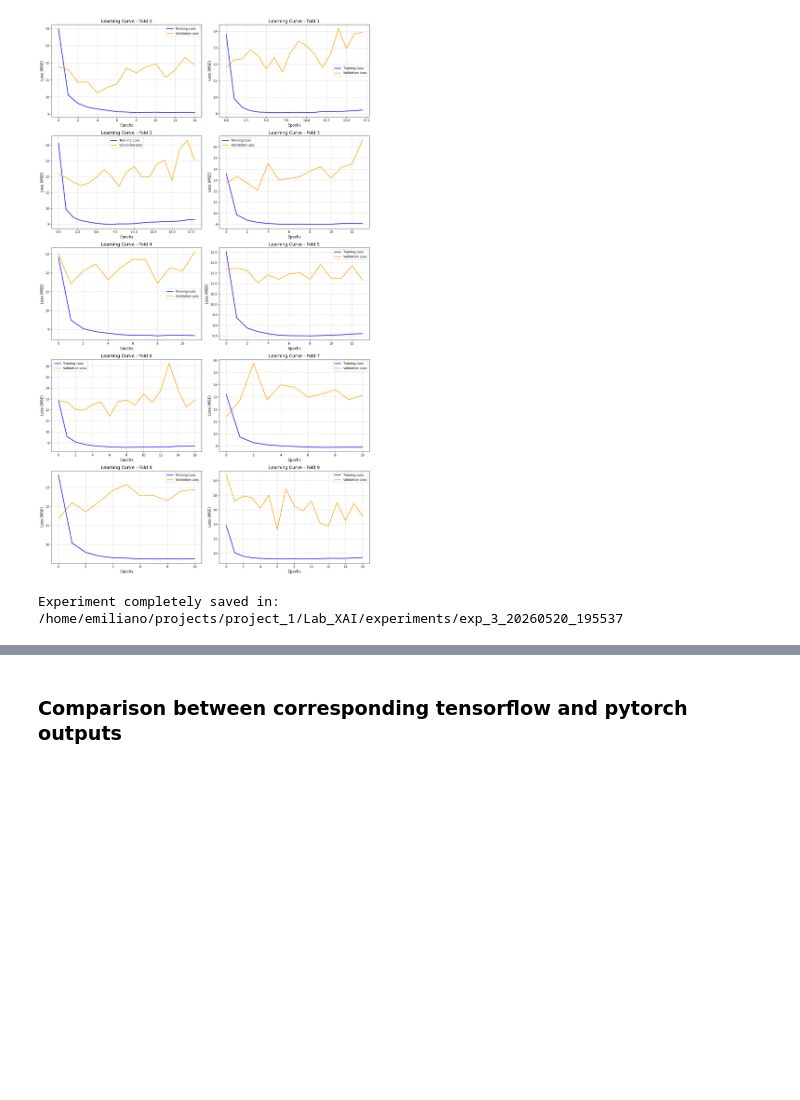
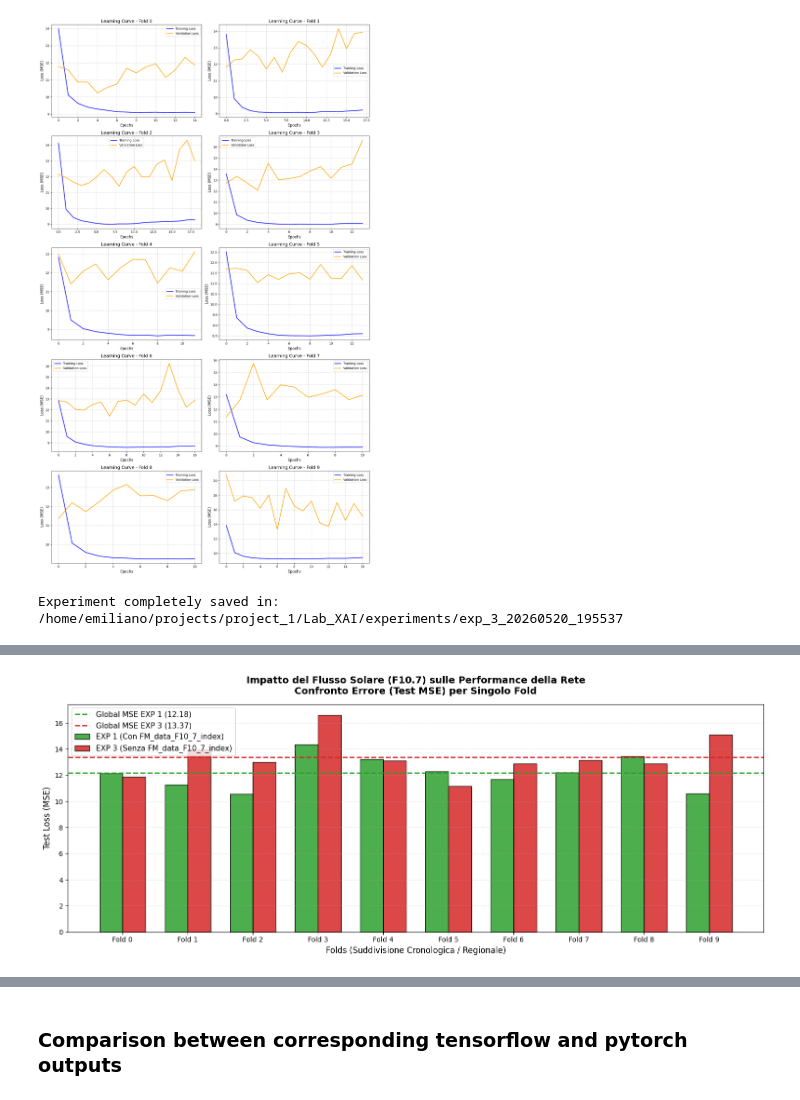
Before and after one commit to Epot12/Lab_XAI, a Jupyter notebook: Lab_XAI_pytorch/main.ipynb, the cells around one changed output, grey strips where cells are left out. Cells and saved outputs as stored; diff of their text form; code cells hidden in the pictures; blank space fills up the shorter version.

```diff
--- a/Lab_XAI_pytorch/main.ipynb
+++ b/Lab_XAI_pytorch/main.ipynb
@@ -342,0 +363,93 @@ Experiment completely saved in: /home/emiliano/projects/project_1/Lab_XAI/experi
+# %%
+import os
+import pickle
+import numpy as np
+import matplotlib.pyplot as plt
+
+# =====================================================================
+# 1. DEFINIZIONE DEI PATH (Aggiorna i timestamp con quelli reali se differiscono)
+# =====================================================================
+path_exp1 = "experiments/exp_1_20260521_160615/results_dict.pkl"
+path_exp3 = "experiments/exp_3_20260520_195537/results_dict.pkl"
+
+# 2. CARICAMENTO DEI RISULTATI DA DISCO
+print("Caricamento in corso dei dizionari dei risultati...")
+with open(path_exp1, "rb") as f:
+    dict_exp1 = pickle.load(f)
+
+with open(path_exp3, "rb") as f:
+    dict_exp3 = pickle.load(f)
+
+# 3. ESTRAZIONE AUTOMATICA DEI TEST MSE DA 'HISTORIES'
+# Poiché l'ultimo valore di val_loss corrisponde al punto di Early Stopping (il Test MSE del fold)
+mse_fold_exp1 = [h['val_loss'][-1] for h in dict_exp1['histories']]
+mse_fold_exp3 = [h['val_loss'][-1] for h in dict_exp3['histories']]
+
+# Definizione parametri per il grafico a barre
+num_folds = len(mse_fold_exp1)
+folds = np.arange(num_folds)
+width = 0.35  # Spessore delle barre affiancate
+
+# =====================================================================
+# PLOT 1: BAR CHART COMPARATIVO - TEST MSE PER FOLD
+# =====================================================================
+plt.figure(figsize=(15, 6))
+
+# Barre EXP 1 (Con Flusso Solare)
+plt.bar(folds - width/2, mse_fold_exp1, width, label='EXP 1 (Con FM_data_F10_7_index)',
+        color='#2ca02c', alpha=0.85, edgecolor='black')
+
+# Barre EXP 3 (Senza Flusso Solare)
+plt.bar(folds + width/2, mse_fold_exp3, width, label='EXP 3 (Senza FM_data_F10_7_index)',
+        color='#d62728', alpha=0.85, edgecolor='black')
+
+# Linee orizzontali di riferimento per l'errore Globale Medio
+global_mse_exp1 = np.mean(mse_fold_exp1)
+global_mse_exp3 = np.mean(mse_fold_exp3)
+plt.axhline(y=global_mse_exp1, color='#2ca02c', linestyle='--', linewidth=2,
+            label=f'Global MSE EXP 1 ({global_mse_exp1:.2f})')
+plt.axhline(y=global_mse_exp3, color='#d62728', linestyle='--', linewidth=2,
+            label=f'Global MSE EXP 3 ({global_mse_exp3:.2f})')
+
+# Personalizzazione estetica del grafico
+plt.title("Impatto del Flusso Solare (F10.7) sulle Performance della Rete\nConfronto Errore (Test MSE) per Singolo Fold",
+          fontsize=14, fontweight='bold', pad=15)
+plt.xlabel('Folds (Suddivisione Cronologica / Regionale)', fontsize=12)
+plt.ylabel('Test Loss (MSE)', fontsize=12)
+plt.xticks(folds, [f"Fold {i}" for i in folds], fontsize=10)
+plt.grid(True, linestyle=':', alpha=0.6, axis='y')
+plt.legend(fontsize=11, loc='upper left')
+
+plt.tight_layout()
+plt.show()
+
+# =====================================================================
+# PLOT 2: FOCUS SUL FOLD CRITICO (FOLD 8) - LEARNING CURVES
+# =====================================================================
+# Il Fold 8 mostra l'impatto più drammatico nei tuoi log. Vediamo come sono andati i training.
+fold_critico = 8
+
+fig, axes = plt.subplots(1, 2, figsize=(16, 5), sharey=True)
+
+# Curve di EXP 1 (Con Flusso Solare)
+h1 = dict_exp1['histories'][fold_critico]
+axes[0].plot(h1['train_loss'], label='Train Loss', color='blue', alpha=0.6, linestyle='--')
+axes[0].plot(h1['val_loss'], label='Validation Loss', color='green', linewidth=2.5)
+axes[0].set_title(f"EXP 1 (Con F10.7) - Learning Curve Fold {fold_critico}", fontsize=12, fontweight='bold')
+axes[0].set_xlabel("Epoche")
+axes[0].set_ylabel("Loss (MSE)")
+axes[0].grid(True, linestyle=':')
+axes[0].legend()
+
+# Curve di EXP 3 (Senza Flusso Solare)
+h3 = dict_exp3['histories'][fold_critico]
+axes[1].plot(h3['train_loss'], label='Train Loss', color='blue', alpha=0.6, linestyle='--')
+axes[1].plot(h3['val_loss'], label='Validation Loss', color='red', linewidth=2.5)
+axes[1].set_title(f"EXP 3 (Senza F10.7) - Learning Curve Fold {fold_critico}", fontsize=12, fontweight='bold')
+axes[1].set_xlabel("Epoche")
+axes[1].grid(True, linestyle=':')
+axes[1].legend()
+
+plt.tight_layout()
+plt.show()
+# %% [output]
@@ -342,0 +457 @@ Experiment completely saved in: /home/emiliano/projects/project_1/Lab_XAI/experi
+[figure, added]
```
Also changed, not shown: parts of 3 cells of this notebook.
